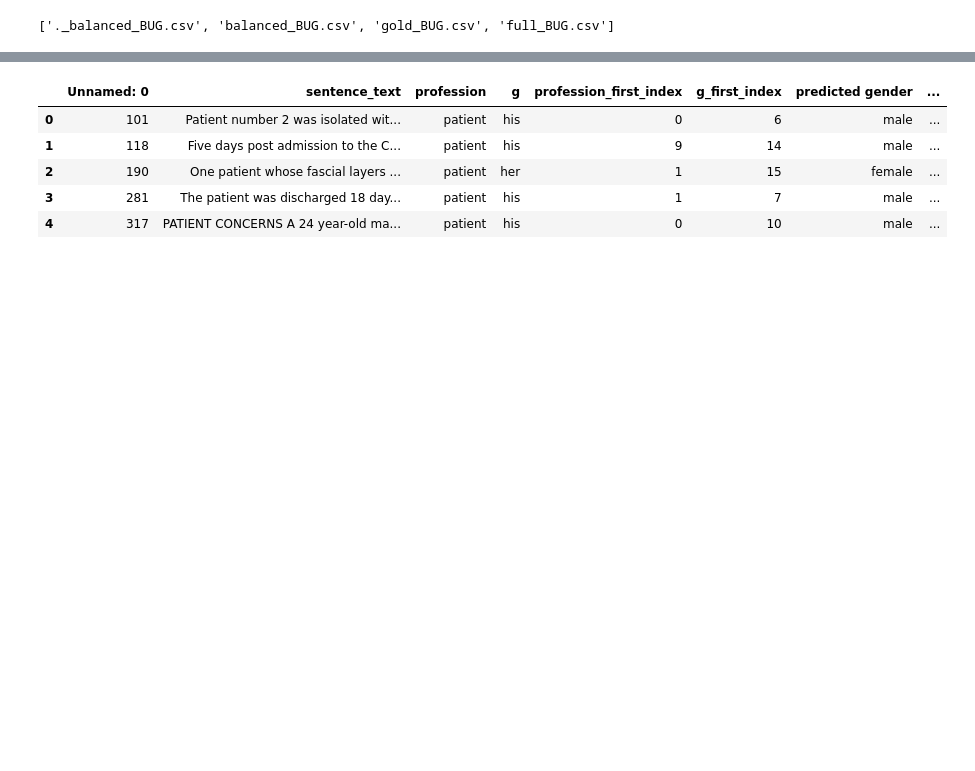
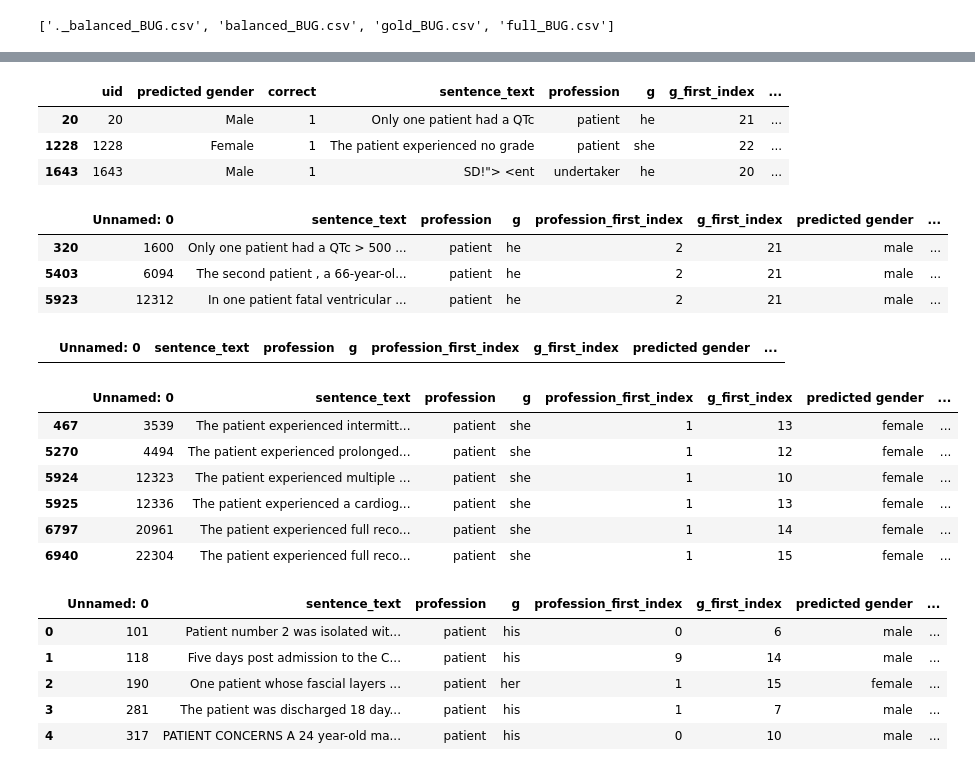
Before and after one commit to ariecattan/BUG, a Jupyter notebook: notebooks/fix_token_ids.ipynb, the cells around one changed output, grey strips where cells are left out. Drawn from its saved outputs; the diff is of its cells as text; code cells hidden in the pictures; blank space fills up the shorter version.

```diff
--- a/notebooks/fix_token_ids.ipynb
+++ b/notebooks/fix_token_ids.ipynb
@@ -26,3 +36,39 @@ full.shape
+# %%
+gold['split'] = gold['sentence_text'].str.split()
+gold['length'] = gold['split'].apply(len)
+gold[gold['length'] - 1 < gold['g_first_index']]
+# %% [output]
+|  | uid | predicted gender | correct | sentence_text | profession | g | g_first_index | ... |
+| 20 | 20 | Male | 1 | Only one patient had a QTc | patient | he | 21 | ... |
+| 1228 | 1228 | Female | 1 | The patient experienced no grade | patient | she | 22 | ... |
+| 1643 | 1643 | Male | 1 | SD!"> <ent | undertaker | he | 20 | ... |
+# %%
+full[(full['profession'] == "patient") & (full['g_first_index'] == 21) &
+(full["profession_first_index"] == 2) & (full["g"] == "he")
+& (full["data_index"] == 11)]
+# full.loc[320]['sentence_text']
+# %% [output]
+|  | Unnamed: 0 | sentence_text | profession | g | profession_first_index | g_first_index | predicted gender | ... |
+| 320 | 1600 | Only one patient had a QTc > 500 ... | patient | he | 2 | 21 | male | ... |
+| 5403 | 6094 | The second patient , a 66-year-ol... | patient | he | 2 | 21 | male | ... |
+| 5923 | 12312 | In one patient fatal ventricular ... | patient | he | 2 | 21 | male | ... |
+# %%
+full[(full['profession'] == "patient") & (full['g_first_index'] == 22) &
+(full["profession_first_index"] == 1) & (full["g"] == "she")
+& (full["data_index"] == 11)]
+# %% [output]
+|  | Unnamed: 0 | sentence_text | profession | g | profession_first_index | g_first_index | predicted gender | ... |
+# %%
+full[(full["sentence_text"].str.startswith("The patient experienced")) & (full["g"].str.lower() == "she")
+& (full['data_index'] == 11)]
+# %% [output]
+|  | Unnamed: 0 | sentence_text | profession | g | profession_first_index | g_first_index | predicted gender | ... |
+| 467 | 3539 | The patient experienced intermitt... | patient | she | 1 | 13 | female | ... |
+| 5270 | 4494 | The patient experienced prolonged... | patient | she | 1 | 12 | female | ... |
+| 5924 | 12323 | The patient experienced multiple ... | patient | she | 1 | 10 | female | ... |
+| 5925 | 12336 | The patient experienced a cardiog... | patient | she | 1 | 13 | female | ... |
+| 6797 | 20961 | The patient experienced full reco... | patient | she | 1 | 14 | female | ... |
+| 6940 | 22304 | The patient experienced full reco... | patient | she | 1 | 15 | female | ... |
 # %%
 full.head()
 # %% [output]
```
Also changed, not shown: parts of 22 cells of this notebook.
